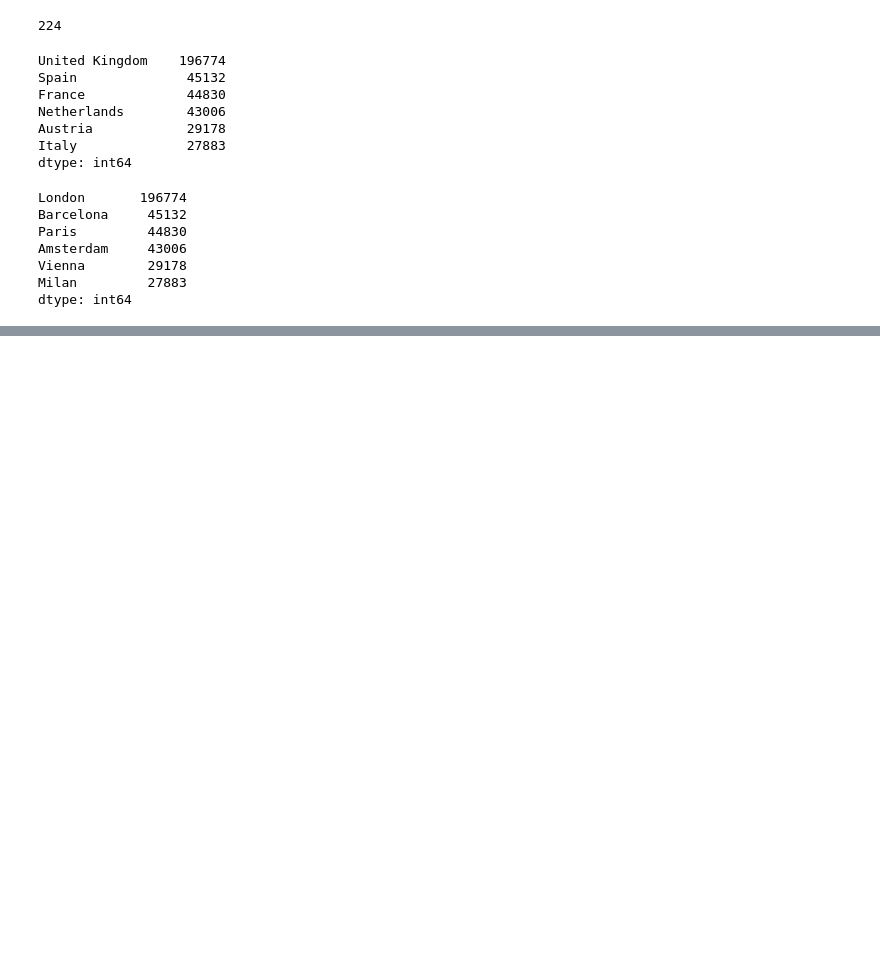
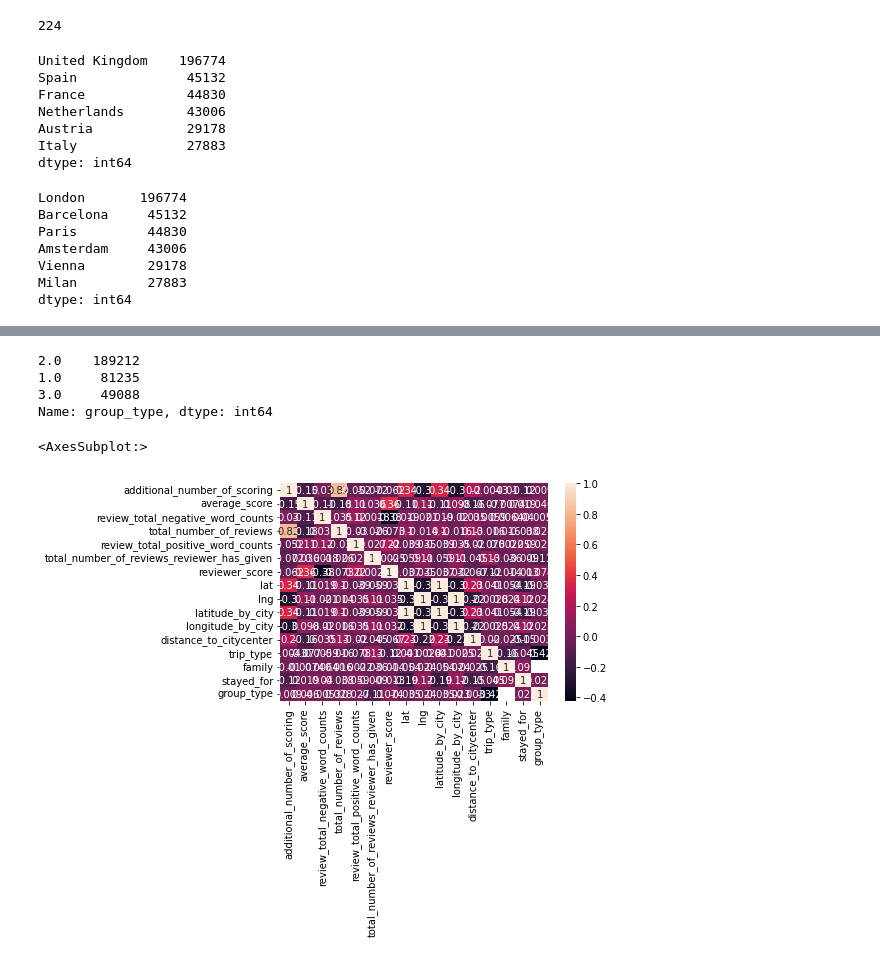
Before and after one commit to royvudgren/sf_datascience_practice, a Jupyter notebook: EDA-KAGGLE PROJECT 3/PROJECT 3.ipynb, the cells around one changed output, grey strips where cells are left out. Saved outputs shown, nothing was run; the diff lists cells and outputs as text; code cells hidden in the pictures; blank space fills up the shorter version.

```diff
--- a/EDA-KAGGLE PROJECT 3/PROJECT 3.ipynb
+++ b/EDA-KAGGLE PROJECT 3/PROJECT 3.ipynb
@@ -179,0 +207,4 @@ Name: longitude_by_city, Length: 386803, dtype: float64
+# %%
+# форматируем строки с тегами в нормальные списки для удобства обработки
+regex = """\'\s(.*?)\s\'""" # регулярное выражение
+hotels['tags'] = hotels['tags'].str.findall(regex)
@@ -179,0 +235,10 @@ Name: longitude_by_city, Length: 386803, dtype: float64
+# %%
+# создаём новый признак family для обзорщиков, заселявшихся с семьёй
+hotels['family'] = np.nan
+for i in range(0,hotels.shape[0]):
+    if ('Family with older children' in hotels['tags'][i]) or ('Family with young children' in hotels['tags'][i]):
+        hotels['family'][i]= 1
+    else:
+        hotels['family'][i]= 0
+hotels['family'] = hotels['family'].astype(int)
+hotels['family'].value_counts()
@@ -179,0 +276,38 @@ Name: longitude_by_city, Length: 386803, dtype: float64
+# %%
+# создаём признак group_type по размеру группы
+hotels['group_type'] = np.nan
+for i in range(0,hotels.shape[0]):
+    if 'Solo traveler' in hotels['tags'][i]:
+        hotels['group_type'][i]= 1
+    elif 'Couple' in hotels['tags'][i]:
+        hotels['group_type'][i]= 2
+    elif 'Group' in hotels['tags'][i]:
+        hotels['group_type'][i]= 3
+    else:
+        hotels['group_type'][i]= np.nan
+hotels['group_type'].value_counts()
+# %% [output]
+2.0    189212
+1.0     81235
+3.0     49088
+Name: group_type, dtype: int64
+# %%
+# создаём признак room_type по категории номера
+rooms = hotels['tags'].apply(', '.join) # сюда запишем вычлененные теги
+regex = 'Deluxe.*?Room.*?,|Classic.*?Room.*?,|Superior.*?Room.*?,|Executive.*?Room.*?,|Standard.*?Room.*?,|Double.*?Room.*?,|Twin.*?Room.*?,'
+rooms = rooms.str.findall(regex, re.I).apply(', '.join)
+rooms = rooms.str.replace(',','').str.lower()
+rooms = rooms.str.split()
+for i in range(0,rooms.shape[0]):
+    if rooms[i]==[]:
+        rooms[i]='standard'
+    for item in rooms[i]:
+        if item in ['deluxe','classic','superior','executive','standard','double','twin']:
+            rooms[i]=item
+
+hotels['room_type'] = rooms
+# %%
+sns.heatmap(hotels.corr(), annot = True)
+# %% [output]
+<AxesSubplot:>
+[figure, added]
```
Also changed, not shown: parts of 10 cells of this notebook.
